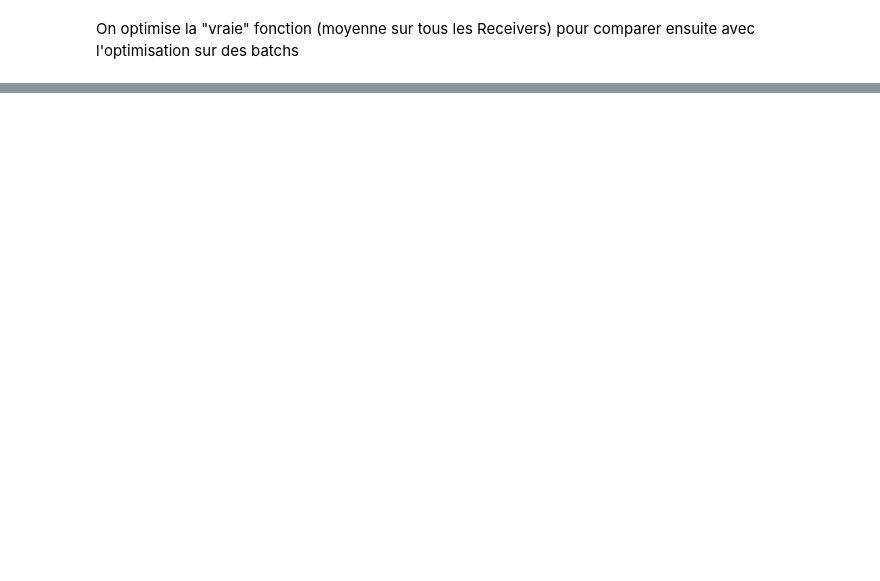
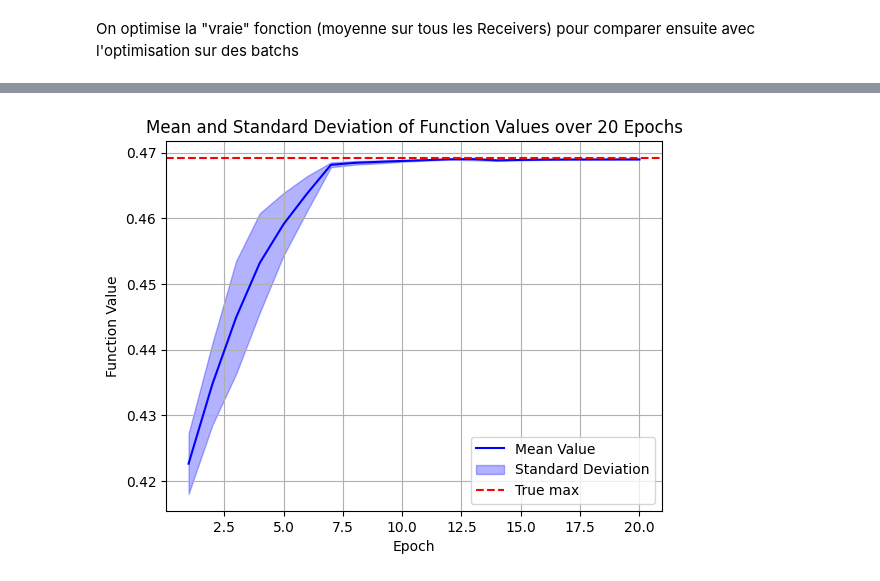
Before and after one commit to natael-regnier/Projet-RI, a Jupyter notebook: Notebook2.ipynb, the cells around one changed output, grey strips where cells are left out. Drawn from its saved outputs; the diff is of its cells as text; code cells hidden in the pictures; blank space fills up the shorter version.

```diff
--- a/Notebook2.ipynb
+++ b/Notebook2.ipynb
@@ -362,0 +496,3 @@ P.value(y),P.value(x)
+# %%
+costs4 = -np.array(costs4)
+costs4
@@ -362,0 +504,2 @@ P.value(y),P.value(x)
+# %%
+x5,costs5,grad5=stochastic_optimize_epochs(P,batch_size = 20,seed=46, max_epochs = 20)
@@ -362,0 +527,3 @@ P.value(y),P.value(x)
+# %%
+costs5 = -np.array(costs5)
+costs5
@@ -362,0 +535,3 @@ P.value(y),P.value(x)
+# %%
+trajectoires = np.array([costs1,costs2,costs3,costs4,costs5])
+trajectoires
@@ -362,0 +559,20 @@ P.value(y),P.value(x)
+# %%
+
+# Calculating the mean and standard deviation across the 5 trajectories
+mean_values = trajectoires.mean(axis=0)
+std_values = trajectoires.std(axis=0)
+
+# Adding a horizontal dashed red line at the mean of the mean values
+#plt.figure(figsize=(10, 6))
+epochs = range(1, 21)
+plt.plot(epochs, mean_values, label="Mean Value", color="blue", linewidth=1.5)
+plt.fill_between(epochs, mean_values - std_values, mean_values + std_values, color="blue", alpha=0.3, label="Standard Deviation")
+plt.axhline(y=true_max, color='red', linestyle='--', linewidth=1.5, label="True max")
+plt.xlabel("Epoch")
+plt.ylabel("Function Value")
+plt.title("Mean and Standard Deviation of Function Values over 20 Epochs")
+plt.legend(loc='lower right')
+plt.grid(True)
+plt.show()
+# %% [output]
+[figure, added]
```
Also changed, not shown: parts of 23 cells of this notebook.
